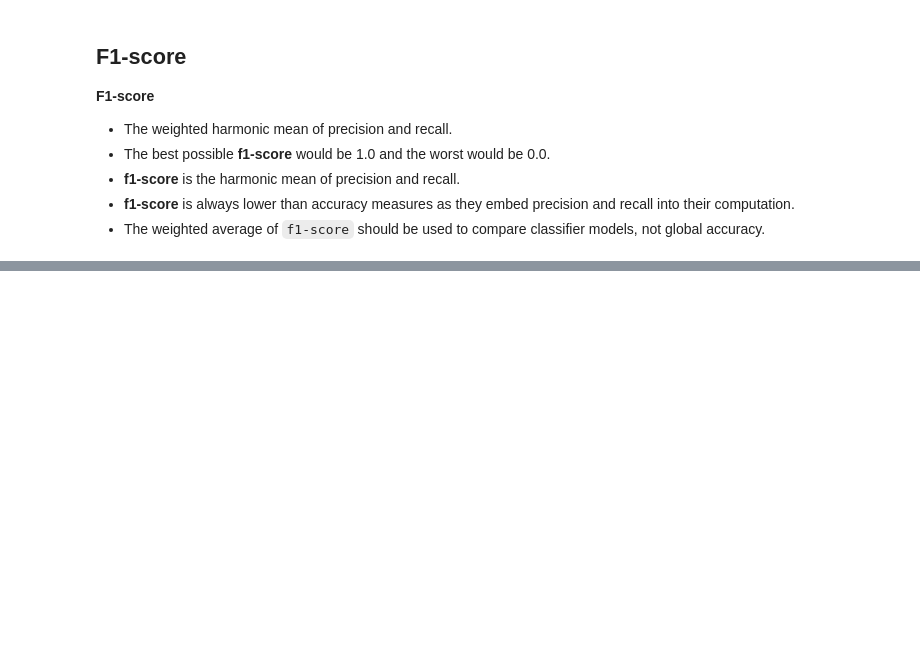
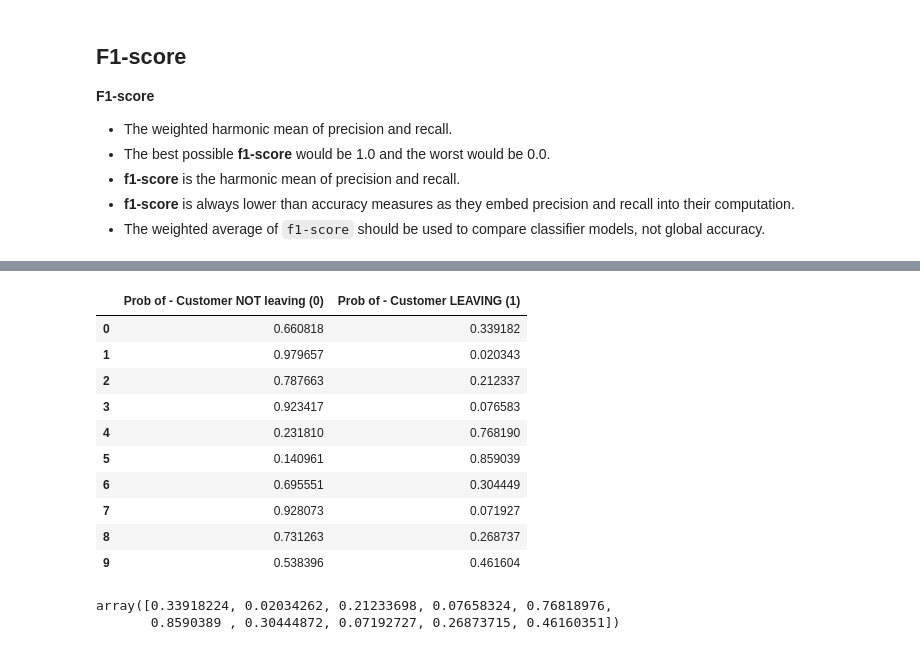
Before and after one commit to NicholasKIRUI/Moringa-Data-Science-Course-Phase-3-Project, a Jupyter notebook: index.ipynb, the cells around one changed output, grey strips where cells are left out. Drawn from its saved outputs; the diff is of its cells as text; code cells hidden in the pictures; blank space fills up the shorter version.

```diff
--- a/index.ipynb
+++ b/index.ipynb
@@ -2042,0 +2045,6 @@ Specificity : 0.4615
+# %%
+# print the first 10 predicted probabilities of two classes- 0 and 1
+
+y_pred_prob = logreg.predict_proba(X_test_scaled)[0:10]
+
+y_pred_prob
@@ -2042,0 +2084,26 @@ Specificity : 0.4615
+# %%
+# store the probabilities in dataframe
+
+y_pred_prob_df = pd.DataFrame(data=y_pred_prob, columns=['Prob of - Customer NOT leaving (0)', 'Prob of - Customer LEAVING (1)'])
+
+y_pred_prob_df
+# %% [output]
+|  | Prob of - Customer NOT leaving (0) | Prob of - Customer LEAVING (1) |
+| 0 | 0.660818 | 0.339182 |
+| 1 | 0.979657 | 0.020343 |
+| 2 | 0.787663 | 0.212337 |
+| 3 | 0.923417 | 0.076583 |
+| 4 | 0.231810 | 0.768190 |
+| 5 | 0.140961 | 0.859039 |
+| 6 | 0.695551 | 0.304449 |
+| 7 | 0.928073 | 0.071927 |
+| 8 | 0.731263 | 0.268737 |
+| 9 | 0.538396 | 0.461604 |
+# %%
+# print the first 10 predicted probabilities for class 1 - Probability of customer leaving
+
+y_pred0 = logreg.predict_proba(X_test_scaled)[0:10, 1]
+y_pred0
+# %% [output]
+array([0.33918224, 0.02034262, 0.21233698, 0.07658324, 0.76818976,
+       0.8590389 , 0.30444872, 0.07192727, 0.26873715, 0.46160351])
```
Also changed, not shown: parts of 7 cells of this notebook.
